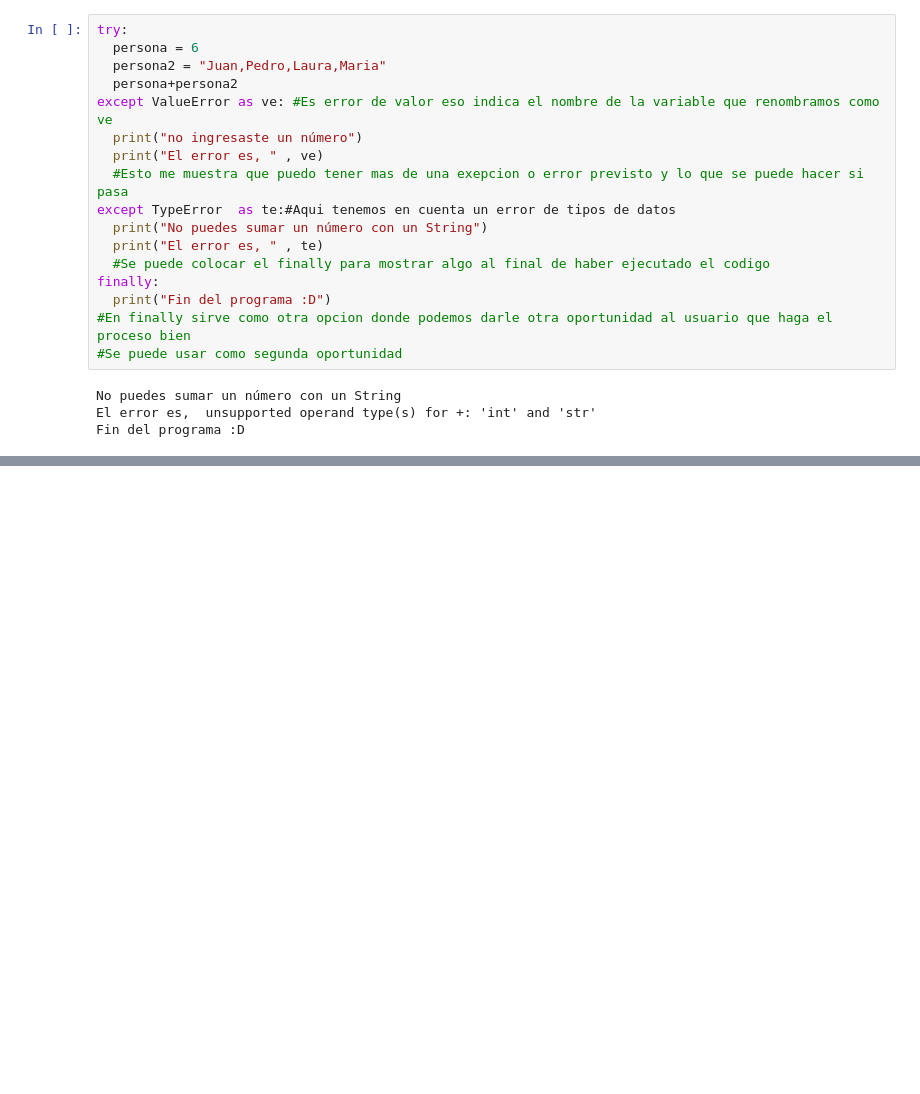
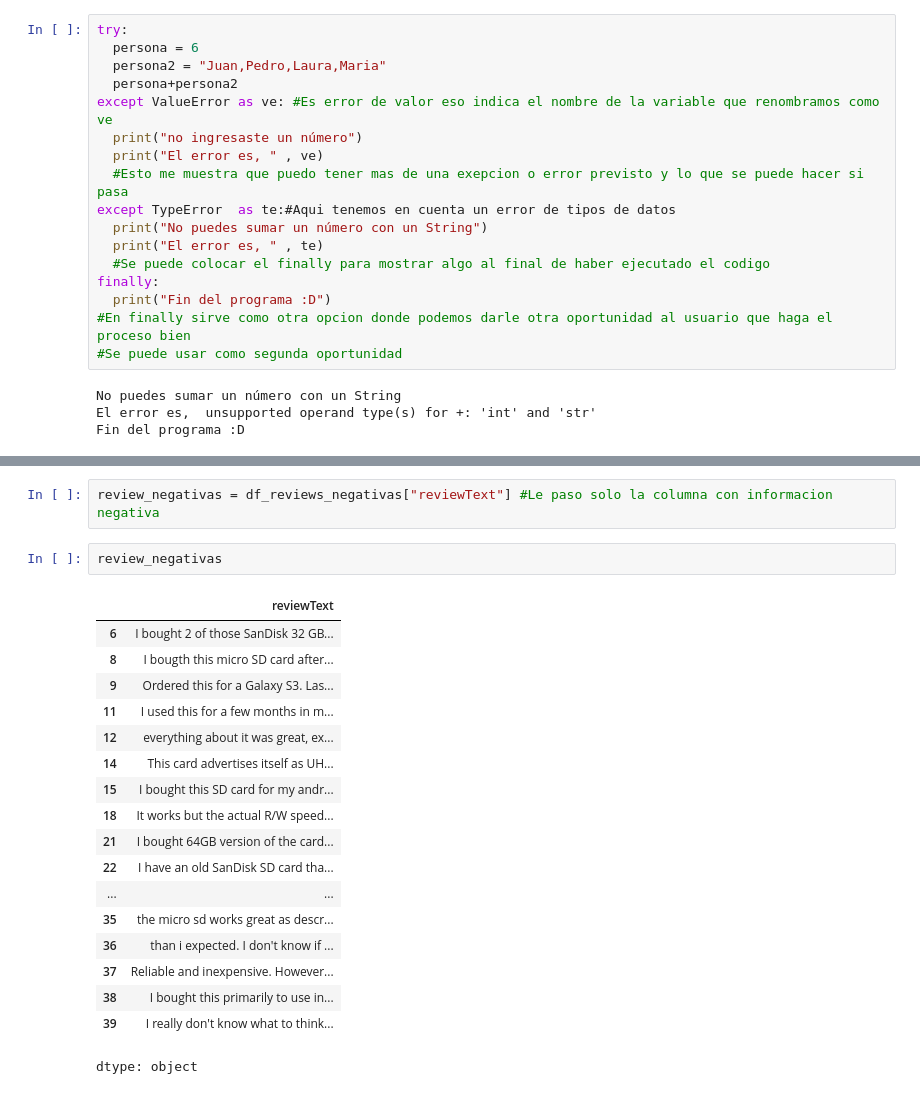
Before and after one commit to Rafael-Diaz-O/Python_pratica, a Jupyter notebook: Untitled3.ipynb, the cells around one changed output, grey strips where cells are left out. Drawn from its saved outputs; the diff is of its cells as text; blank space fills up the shorter version.

```diff
--- a/Untitled3.ipynb
+++ b/Untitled3.ipynb
@@ -1927,0 +1999,23 @@ Fin del programa :D
+# %%
+review_negativas = df_reviews_negativas["reviewText"] #Le paso solo la columna con informacion negativa
+# %%
+review_negativas
+# %% [output]
+|  | reviewText |
+| 6 | I bought 2 of those SanDisk 32 GB... |
+| 8 | I bougth this micro SD card after... |
+| 9 | Ordered this for a Galaxy S3. Las... |
+| 11 | I used this for a few months in m... |
+| 12 | everything about it was great, ex... |
+| 14 | This card advertises itself as UH... |
+| 15 | I bought this SD card for my andr... |
+| 18 | It works but the actual R/W speed... |
+| 21 | I bought 64GB version of the card... |
+| 22 | I have an old SanDisk SD card tha... |
+| ... | ... |
+| 35 | the micro sd works great as descr... |
+| 36 | than i expected. I don't know if ... |
+| 37 | Reliable and inexpensive. However... |
+| 38 | I bought this primarily to use in... |
+| 39 | I really don't know what to think... |
+dtype: object
```
Also changed, not shown: parts of 21 cells of this notebook.
